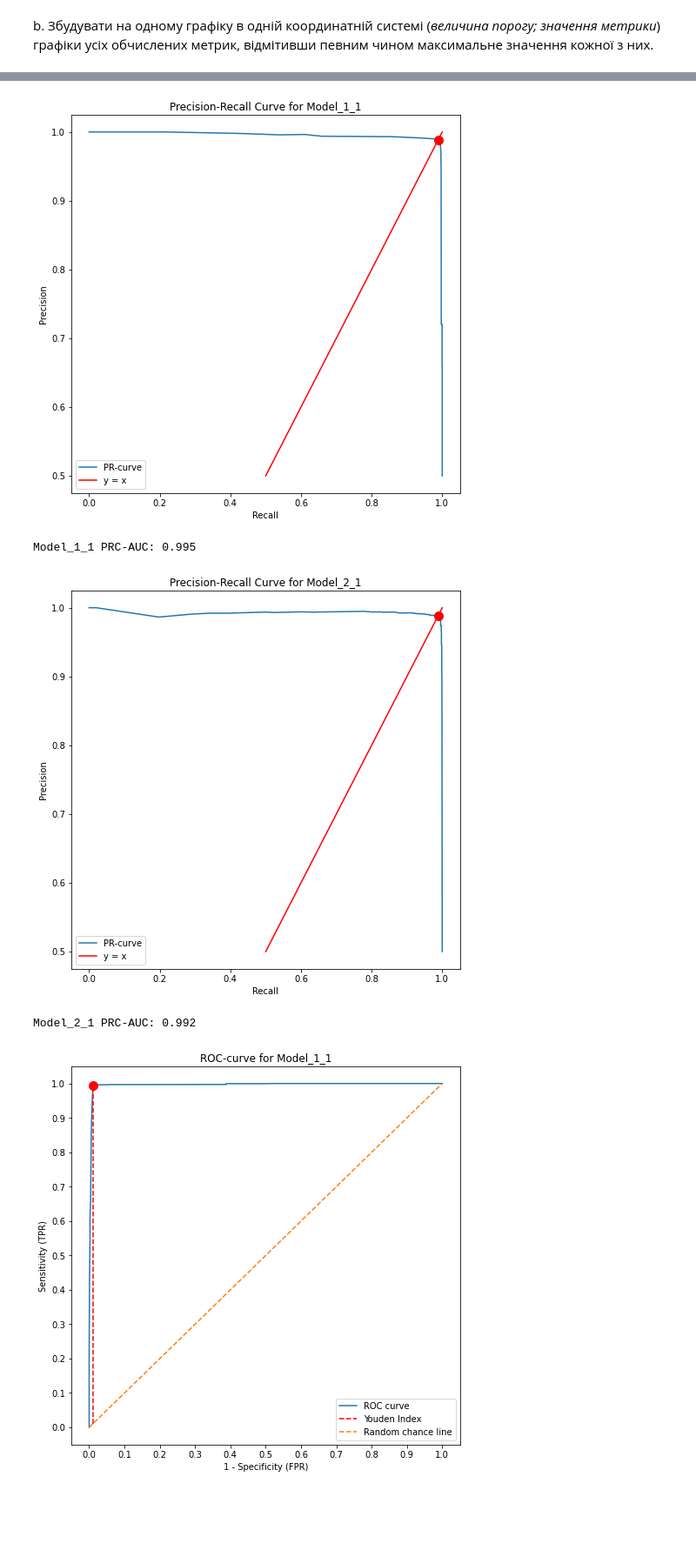
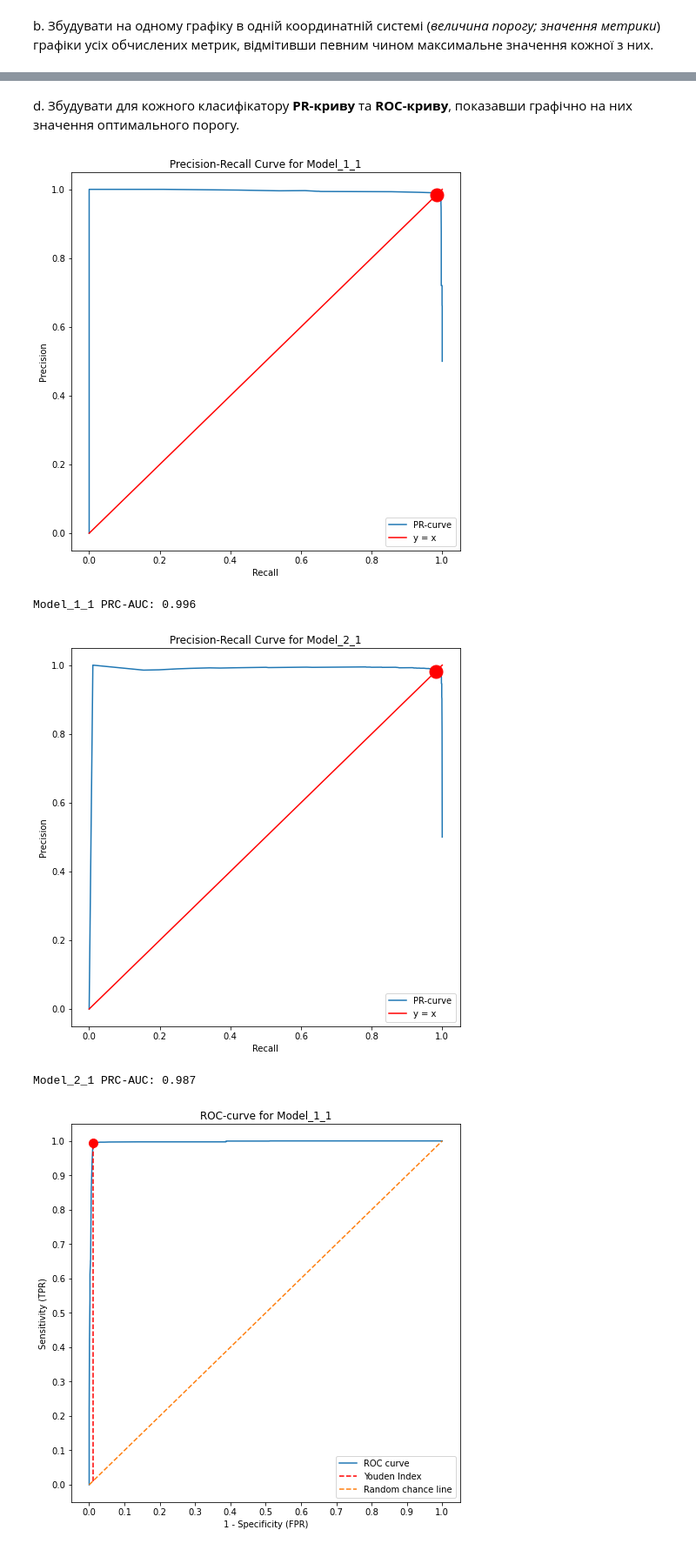
Before and after one commit to soneurotic/ML_lab2_ponomarenko, a Jupyter notebook: ponomarenko_lab2.ipynb, the cells around one changed output, grey strips where cells are left out. Shown: that part at 87% size. Cells and saved outputs as stored; diff of their text form; code cells hidden in the pictures; blank space fills up the shorter version.

```diff
--- a/ponomarenko_lab2.ipynb
+++ b/ponomarenko_lab2.ipynb
@@ -13,7 +13,7 @@ plt=reload(plt)
 # %% [markdown]
 ### settings
 # %%
-epsilon = 0.001
+epsilon = 0.0005
 # %%
 def fdiv(a, b):
     return 1 if not b else a / b
@@ -85,22 +85,22 @@ Name: GT, dtype: int64
 - c. Збудувати в координатах (*значення оцінки класифікаторів; кількість об'єктів кожного класу*) окремі для кожного класу графіки кількості об'єктів та відмітити вертикальними лініями оптимальні пороги відсічення кожної метрики.
 - d. Збудувати для кожного класифікатору **PR-криву** та **ROC-криву**, показавши графічно на них значення оптимального порогу.
 # %%
-threshold = np.linspace(-epsilon, 1+epsilon, int(1 / epsilon))
+threshold = np.linspace(-epsilon, 1+2*epsilon, int(1 / epsilon))
 fact_value = df.columns[0]
 models = df.columns[2::2].values
 
-def calc(model, threshold):
+def calc(df, model, threshold):
     model_exmp = dict()
 
     for t in tqdm(threshold):
-        TP = len(df[(df[fact_value] == 1) & (df[model] > t)])
-        FP = len(df[(df[fact_value] == 0) & (df[model] > t)])
-        FN = len(df[(df[fact_value] == 1) & (df[model] <= t)])
-        TN = len(df[(df[fact_value] == 0) & (df[model] <= t)])
+        TP = len(df[(df[fact_value] == 1) & (df[model] >= t)])
+        FP = len(df[(df[fact_value] == 0) & (df[model] >= t)])
+        FN = len(df[(df[fact_value] == 1) & (df[model] < t)])
+        TN = len(df[(df[fact_value] == 0) & (df[model] < t)])
 
         accuracy = fdiv((TP + TN), (TP + TN + FP + FN))
 #         accuracy_sklearn = accuracy_score(df['GT'], df[model] >= t)
-        precision = fdiv(TP, (TP + FP))
+        precision = fdiv(TP, (TP + FP)) if t < 1 else 0
 #         precision_sklearn = precision_score(df['GT'], df[model] >= t)
         recall = fdiv(TP, (TP + FN))
 #         recall_sklearn = recall_score(df['GT'], df[model] >= t)
@@ -149,8 +149,8 @@ def calc(model, threshold):
     return model_exmp
 
 
-model_1 = dict({'name': models[0], 'model': calc(models[0], threshold)})
-model_2 = dict({'name': models[1], 'model': calc(models[1], threshold)})
+model_1 = dict({'name': models[0], 'model': calc(df, models[0], threshold)})
+model_2 = dict({'name': models[1], 'model': calc(df, models[1], threshold)})
 # %% [markdown]
 a. Обчислити всі метрики (**Accuracy, Precision, Recall, F-Scores, Matthews Corellation Coeficient, Balanced Accuracy, Youden's J statistics, Area Under Curve for Precision-Recall Curve, Area Under Curve for Receiver Operation Curve**) для кожної моделі при різних значеннях порогу класифікатора (крок зміни порогу обрано самостійно: Δ = 0.001)
 # %%
@@ -248,27 +271,33 @@ d. Збудувати для кожного класифікатору **PR-кр
+# %% [markdown]
+d. Збудувати для кожного класифікатору **PR-криву** та **ROC-криву**, показавши графічно на них значення оптимального порогу.
 # %%
-for mod in [model_1, model_2]:
-    name, model = mod['name'], mod['model']
-    precision, recall = model['precision'], model['recall']
-    PRC = [*zip(precision, recall)]
+def plot_prc(model_1, model_2):
+    for mod in (model_1, model_2):
+        name, model = mod['name'], mod['model']
+        precision, recall = model['precision'], model['recall']
+        PRC = [*zip(precision, recall)]
 
-    for pair in PRC:
-        if roundf(abs(pair[0] - pair[1])) == 0:
-            opt = pair
-            break
+        for pair in PRC:
+            if roundf(abs(pair[0] - pair[1])) <= 0.03:
+                opt = pair
+                break
+#         print(opt)
+        plt.figure(figsize=(8,8))
+        plt.plot(recall, precision, label='PR-curve')
+        avg = (opt[1] + opt[0]) / 2
+        plt.plot(avg, avg, color='red', marker='o', markersize=15)
+        plt.plot([0,1], [0,1], label='y = x', color='red')
+        plt.xlabel('Recall')
+        plt.ylabel('Precision')
+        plt.title(f'Precision-Recall Curve for {name}')
+        plt.legend()
+        plt.show()
+        print(f'{name} PRC-AUC: {roundf(auc(recall, precision))}')
 
-    plt.figure(figsize=(8,8))
-    plt.plot(recall, precision, label='PR-curve')
-    plt.plot(opt[1], opt[0], color='red', marker='o', markersize=10)
-    plt.plot([0.5,1], [0.5,1], label='y = x', color='red')
-    plt.xlabel('Recall')
-    plt.ylabel('Precision')
-    plt.title(f'Precision-Recall Curve for {name}')
-    plt.legend()
-    plt.show()
-    print(f'{name} PRC-AUC: {roundf(auc(recall, precision))}')
+plot_prc(model_1, model_2)
 # %% [output]
-[figure, old version]
+[figure, new version]
-Model_1_1 PRC-AUC: 0.995
+Model_1_1 PRC-AUC: 0.996
-[figure, old version]
+[figure, new version]
-Model_2_1 PRC-AUC: 0.992
+Model_2_1 PRC-AUC: 0.987
 # %%
```
Also changed, not shown: parts of 58 cells of this notebook.
